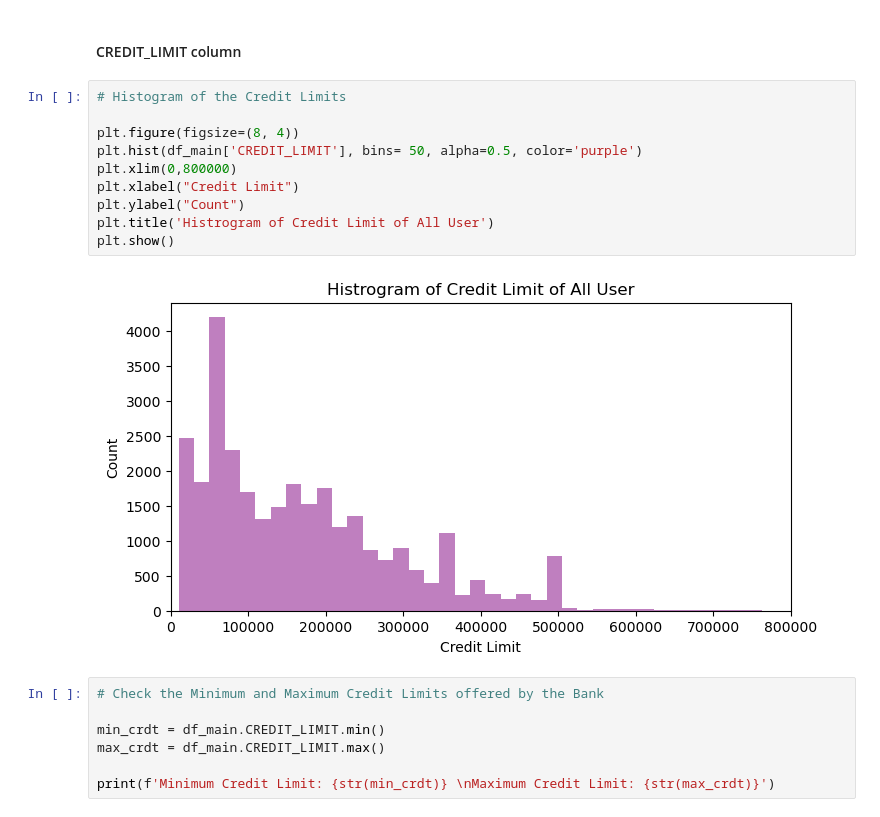
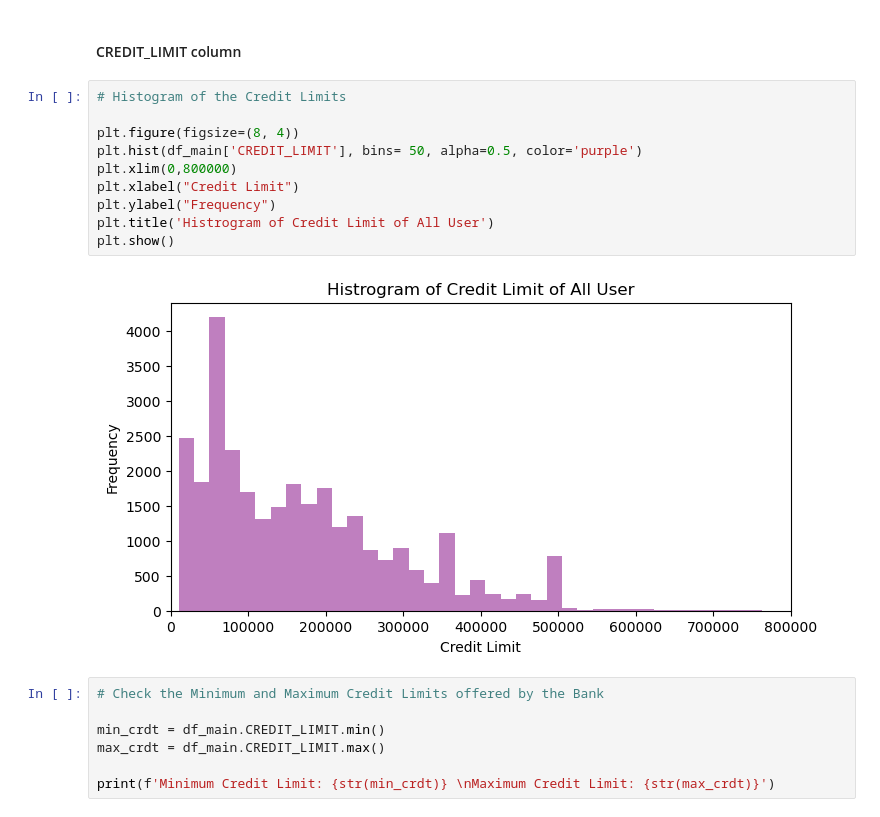
Before and after one commit to ambily-treesa/DAB103-CreditCardDefault, a Jupyter notebook: DAB103 Credit Card Payment Default Final Project.ipynb, the cells around one changed output. Saved outputs shown, nothing was run; the diff lists cells and outputs as text.

```diff
--- a/DAB103 Credit Card Payment Default Final Project.ipynb
+++ b/DAB103 Credit Card Payment Default Final Project.ipynb
@@ -409,15 +409,15 @@ plt.show()
 # %%
 # Histogram of the Credit Limits
 
 plt.figure(figsize=(8, 4))
 plt.hist(df_main['CREDIT_LIMIT'], bins= 50, alpha=0.5, color='purple')
 plt.xlim(0,800000)
 plt.xlabel("Credit Limit")
-plt.ylabel("Count")
+plt.ylabel("Frequency")
 plt.title('Histrogram of Credit Limit of All User')
 plt.show()
 # %% [output]
-[figure, old version]
+[figure, new version]
 # %%
 # Check the Minimum and Maximum Credit Limits offered by the Bank
 
```
Also changed, not shown: parts of 4 cells of this notebook, 1 other file.
